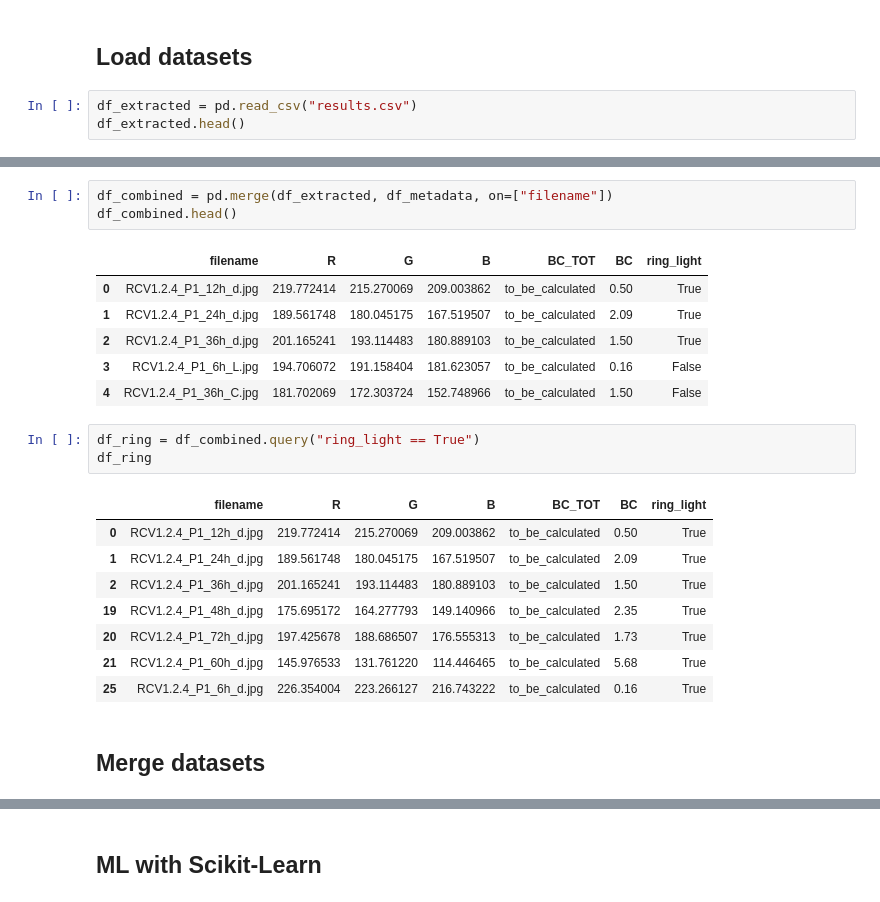
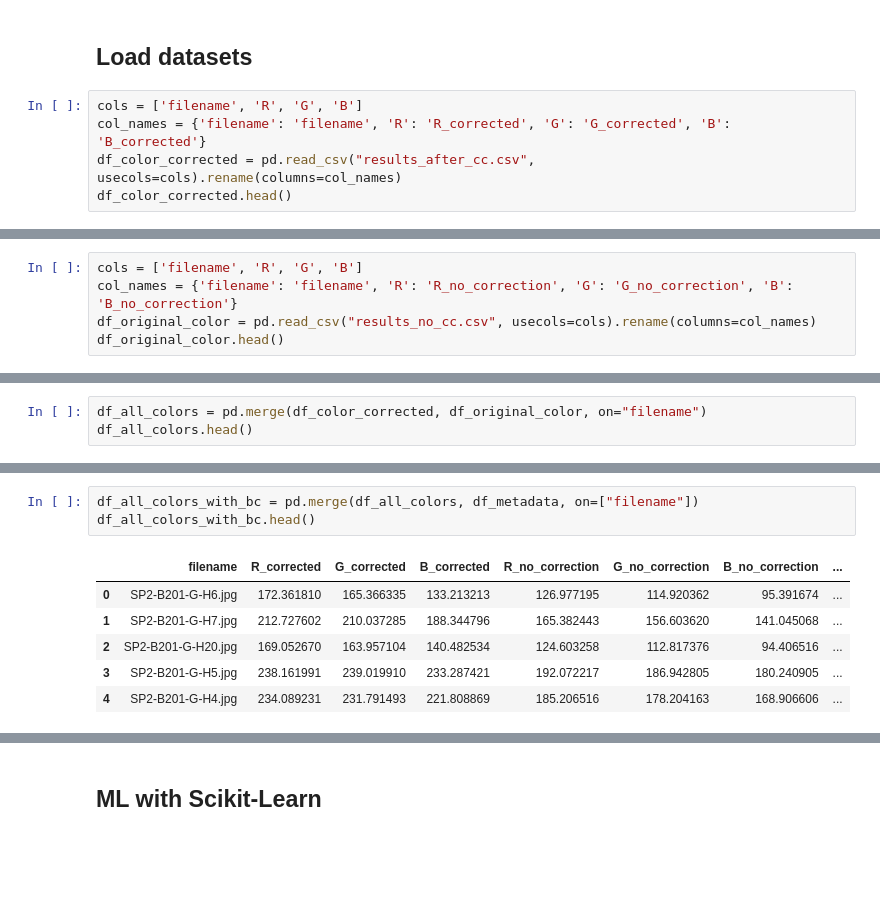
Before and after one commit to Eloyjaws/filter_extraction, a Jupyter notebook: analysis/ML.ipynb, the cells around one changed output, grey strips where cells are left out. Cells and saved outputs as stored; diff of their text form; blank space fills up the shorter version.

```diff
--- a/analysis/ML.ipynb
+++ b/analysis/ML.ipynb
@@ -13,6 +16,8 @@ ML.ipynb        bc_analysis.pdf metadata.csv    results.csv     test_data.csv
 # %% [markdown]
 ## Load datasets
 # %%
-df_extracted = pd.read_csv("results.csv")
-df_extracted.head()
+cols = ['filename', 'R', 'G', 'B']
+col_names = {'filename': 'filename', 'R': 'R_corrected', 'G': 'G_corrected', 'B': 'B_corrected'}
+df_color_corrected = pd.read_csv("results_after_cc.csv", usecols=cols).rename(columns=col_names)
+df_color_corrected.head()
 # %% [output]
@@ -24,0 +30,5 @@ df_extracted.head()
+# %%
+cols = ['filename', 'R', 'G', 'B']
+col_names = {'filename': 'filename', 'R': 'R_no_correction', 'G': 'G_no_correction', 'B': 'B_no_correction'}
+df_original_color = pd.read_csv("results_no_cc.csv", usecols=cols).rename(columns=col_names)
+df_original_color.head()
@@ -24,0 +42,3 @@ df_extracted.head()
+# %%
+df_all_colors = pd.merge(df_color_corrected, df_original_color, on="filename")
+df_all_colors.head()
@@ -35,24 +62,10 @@ df_metadata.sample(5)
 # %%
-df_combined = pd.merge(df_extracted, df_metadata, on=["filename"])
-df_combined.head()
+df_all_colors_with_bc = pd.merge(df_all_colors, df_metadata, on=["filename"])
+df_all_colors_with_bc.head()
 # %% [output]
-|  | filename | R | G | B | BC_TOT | BC | ring_light |
-| 0 | RCV1.2.4_P1_12h_d.jpg | 219.772414 | 215.270069 | 209.003862 | to_be_calculated | 0.50 | True |
-| 1 | RCV1.2.4_P1_24h_d.jpg | 189.561748 | 180.045175 | 167.519507 | to_be_calculated | 2.09 | True |
-| 2 | RCV1.2.4_P1_36h_d.jpg | 201.165241 | 193.114483 | 180.889103 | to_be_calculated | 1.50 | True |
-| 3 | RCV1.2.4_P1_6h_L.jpg | 194.706072 | 191.158404 | 181.623057 | to_be_calculated | 0.16 | False |
-| 4 | RCV1.2.4_P1_36h_C.jpg | 181.702069 | 172.303724 | 152.748966 | to_be_calculated | 1.50 | False |
+|  | filename | R_corrected | G_corrected | B_corrected | R_no_correction | G_no_correction | B_no_correction | ... |
+| 0 | SP2-B201-G-H6.jpg | 172.361810 | 165.366335 | 133.213213 | 126.977195 | 114.920362 | 95.391674 | ... |
+| 1 | SP2-B201-G-H7.jpg | 212.727602 | 210.037285 | 188.344796 | 165.382443 | 156.603620 | 141.045068 | ... |
+| 2 | SP2-B201-G-H20.jpg | 169.052670 | 163.957104 | 140.482534 | 124.603258 | 112.817376 | 94.406516 | ... |
+| 3 | SP2-B201-G-H5.jpg | 238.161991 | 239.019910 | 233.287421 | 192.072217 | 186.942805 | 180.240905 | ... |
+| 4 | SP2-B201-G-H4.jpg | 234.089231 | 231.791493 | 221.808869 | 185.206516 | 178.204163 | 168.906606 | ... |
-# %%
-df_ring = df_combined.query("ring_light == True")
-df_ring
-# %% [output]
-|  | filename | R | G | B | BC_TOT | BC | ring_light |
-| 0 | RCV1.2.4_P1_12h_d.jpg | 219.772414 | 215.270069 | 209.003862 | to_be_calculated | 0.50 | True |
-| 1 | RCV1.2.4_P1_24h_d.jpg | 189.561748 | 180.045175 | 167.519507 | to_be_calculated | 2.09 | True |
-| 2 | RCV1.2.4_P1_36h_d.jpg | 201.165241 | 193.114483 | 180.889103 | to_be_calculated | 1.50 | True |
-| 19 | RCV1.2.4_P1_48h_d.jpg | 175.695172 | 164.277793 | 149.140966 | to_be_calculated | 2.35 | True |
-| 20 | RCV1.2.4_P1_72h_d.jpg | 197.425678 | 188.686507 | 176.555313 | to_be_calculated | 1.73 | True |
-| 21 | RCV1.2.4_P1_60h_d.jpg | 145.976533 | 131.761220 | 114.446465 | to_be_calculated | 5.68 | True |
-| 25 | RCV1.2.4_P1_6h_d.jpg | 226.354004 | 223.266127 | 216.743222 | to_be_calculated | 0.16 | True |
-# %% [markdown]
-## Merge datasets
```
Also changed, not shown: parts of 44 cells of this notebook, 18 other files.
